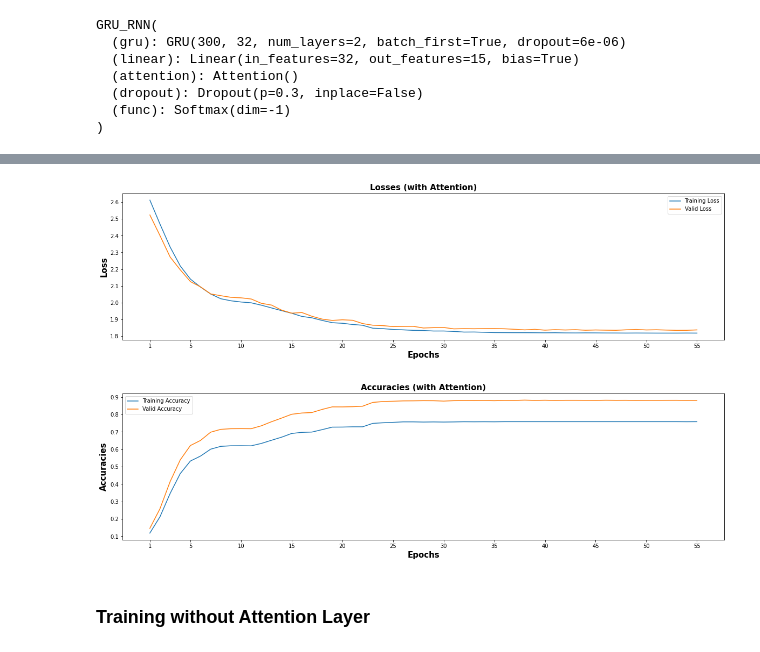
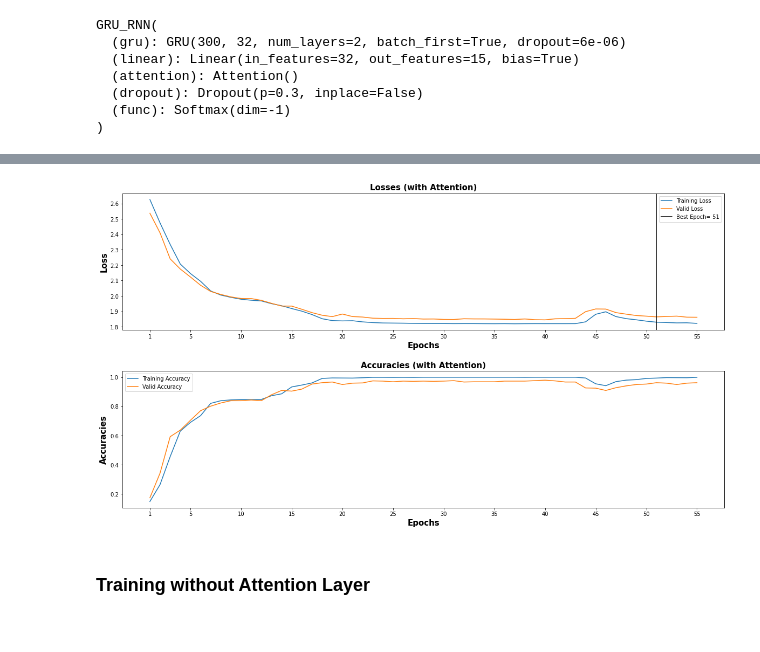
Before and after one commit to AkshatYadav0/P_Lab, a Jupyter notebook: attention.ipynb, the cells around one changed output, grey strips where cells are left out. Drawn from its saved outputs; the diff is of its cells as text; code cells hidden in the pictures.

Commit message:
Improved Attention

```diff
--- a/attention.ipynb
+++ b/attention.ipynb
@@ -360,7 +360,7 @@ def train(epochs,train_loader,net,valid_loader,optimzer,criterion,att=True):
             optimizer.step()
 
             train_loss.append(loss.item())
-        tr_acc.append(num_correct/(len(train_loader.dataset)))
+        tr_acc.append(num_correct/((len(train_loader)-1)*batch_size))
 
 
 
@@ -368,11 +368,11 @@ def train(epochs,train_loader,net,valid_loader,optimzer,criterion,att=True):
         val_h = net.init_hidden(batch_size)
         val_losses = []
         net.eval()
+        num_correct = 0
         v_c = 0
         for inputs, labels in valid_loader:
             v_c += 1
-            #if (v_c == 14):
-            #    continue
+
             val_h = val_h.data
             inputs, labels = inputs.to(device), labels.type(torch.LongTensor).to(device)
 
@@ -383,13 +383,13 @@ def train(epochs,train_loader,net,valid_loader,optimzer,criterion,att=True):
             correct_tensor = top_index.eq(labels.float().view_as(top_index))
             correct = np.squeeze(correct_tensor.to('cpu').numpy())
             num_correct += np.sum(correct)
-            acc = num_correct/(len(train_loader.dataset))
-            valid_acc += acc.item()
 
             val_loss = criterion(output.squeeze(),labels)
             val_losses.append(val_loss.item())
+
             if val_loss.item() <= valid_loss_min:
                 print('Validation loss decreased ({:.6f} --> {:.6f}).  Saving model ...'.format(valid_loss_min, val_loss.item()))
+                best_epoch = e
                 if att:
                     torch.save(net.state_dict(), 'RNN_GRU_Att.pt')
                 else:
@@ -399,9 +399,9 @@ def train(epochs,train_loader,net,valid_loader,optimzer,criterion,att=True):
         net.train()
         valid_losses.append(np.mean(val_losses))
         train_losses.append(np.mean(train_loss))
-        val_acc.append(valid_acc/len(valid_loader))
+        val_acc.append(num_correct/(len(valid_loader)*batch_size))
         print('Epoch: {}/{} \tTraining Loss: {:.6f} \tValidation Loss: {:.6f}'.format(e+1,epochs,np.mean(train_loss),np.mean(val_losses)))
-    return train_losses,valid_losses,tr_acc,val_acc
+    return train_losses,valid_losses,tr_acc,val_acc,best_epoch
 # %%
 epochs     = 55
 input_dim  = 300
@@ -425,5 +425,5 @@ GRU_RNN(
   (func): Softmax(dim=-1)
 )
 # %%
-train_losses,valid_losses,tr_acc,val_acc = train(epochs,train_loader,model,valid_loader,optimizer,criterion)
+train_losses,valid_losses,tr_acc,val_acc,best_epoch = train(epochs,train_loader,model,valid_loader,optimizer,criterion)
 # %% [output]
@@ -447,33 +447,32 @@ Epoch: 55/55    Training Loss: 1.818016         Validation Loss: 1.837202
 # %%
 import matplotlib.pyplot as plt
-f = plt.figure()
+x     = [i for i in range(1,epochs+1)]
+xi    = [i for i in range(0,epochs+5,5)]
+xi[0] = 1
+f, axis = plt.subplots(2,1)
 f.set_figwidth(20)
-f.set_figheight(5)
-x  = [i for i in range(1,epochs+1)]
-xi = [i for i in range(0,epochs+5,5)]
-xi[0] = 1
-plt.plot(x,train_losses)
-plt.plot(x,valid_losses)
-plt.xticks(xi)
-plt.xlabel("Epochs", fontweight='bold',color = 'Black', fontsize='15', horizontalalignment='center')
-plt.ylabel("Loss",fontweight='bold',color = 'Black', fontsize='15', horizontalalignment='center')
-plt.title("Losses (with Attention)",fontweight='bold',color = 'Black', fontsize='15', horizontalalignment='center')
-plt.legend(["Training Loss","Valid Loss"]);
+f.set_figheight(12)
+plt.subplots_adjust(top=0.8, wspace=0.2,hspace=0.3)
+
+axis[0].plot(x,train_losses)
+axis[0].plot(x,valid_losses)
+axis[0].axvline(best_epoch, color='black')
+axis[0].set_xticks(xi)
+axis[0].set_xlabel("Epochs",fontweight="bold",color = 'Black', fontsize='15', horizontalalignment='center')
+axis[0].set_ylabel("Loss",fontweight="bold",color = 'Black', fontsize='15', horizontalalignment='center')
+axis[0].set_title("Losses (with Attention)",fontweight='bold',color = 'Black', fontsize='15', horizontalalignment='center')
+axis[0].legend(["Training Loss","Valid Loss",f"Best Epoch= {best_epoch}"])
+
+
+axis[1].plot(x,tr_acc)
+axis[1].plot(x,val_acc)
+axis[1].set_xticks(xi)
+axis[1].set_xlabel("Epochs", fontweight='bold',color = 'Black', fontsize='15', horizontalalignment='center')
+axis[1].set_ylabel("Accuracies",fontweight='bold',color = 'Black', fontsize='15', horizontalalignment='center')
+axis[1].set_title("Accuracies (with Attention)",fontweight='bold',color = 'Black', fontsize='15', horizontalalignment='center')
+axis[1].legend(["Training Accuracy","Valid Accuracy"]);
 # %% [output]
-[figure, old version]
+[figure, new version]
-# %%
-f = plt.figure()
-f.set_figwidth(20)
-f.set_figheight(5)
-plt.plot(x,tr_acc)
-plt.plot(x,val_acc)
-plt.xticks(xi)
-plt.xlabel("Epochs", fontweight='bold',color = 'Black', fontsize='15', horizontalalignment='center')
-plt.ylabel("Accuracies",fontweight='bold',color = 'Black', fontsize='15', horizontalalignment='center')
-plt.title("Accuracies (with Attention)",fontweight='bold',color = 'Black', fontsize='15', horizontalalignment='center')
-plt.legend(["Training Accuracy","Valid Accuracy"]);
-# %% [output]
-[figure, removed]
 # %% [markdown]
 ### Training without Attention Layer
 # %%
```
Also changed, not shown: parts of 7 cells of this notebook, 10 other files.
